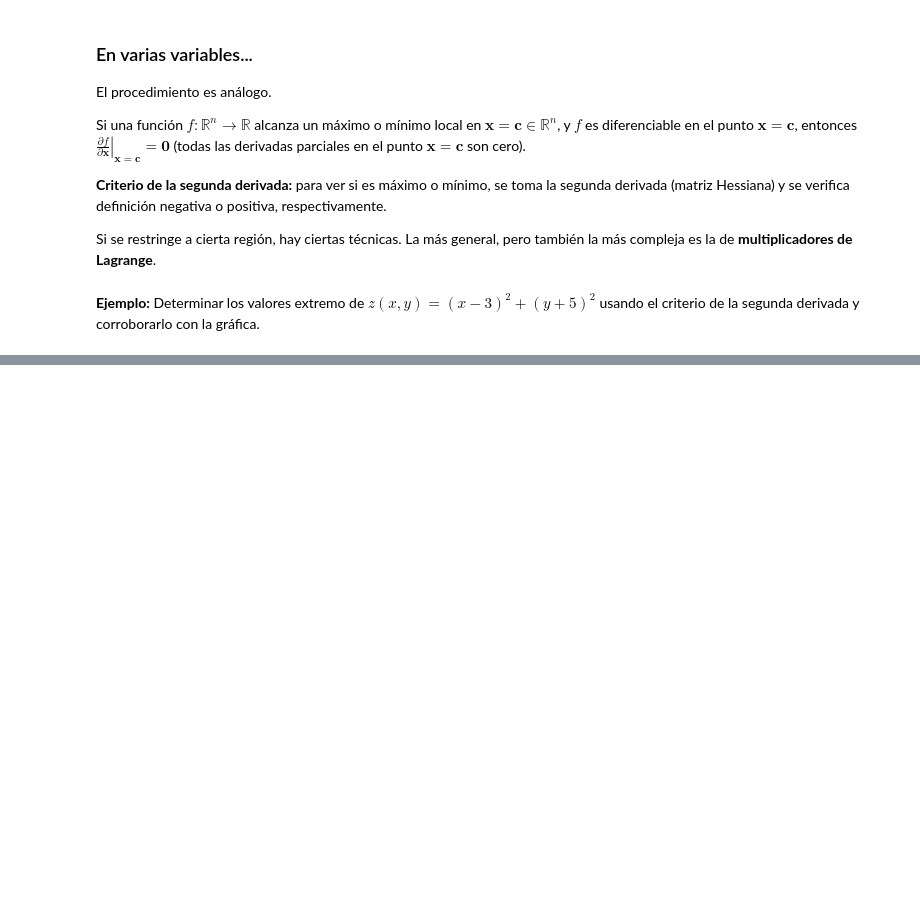
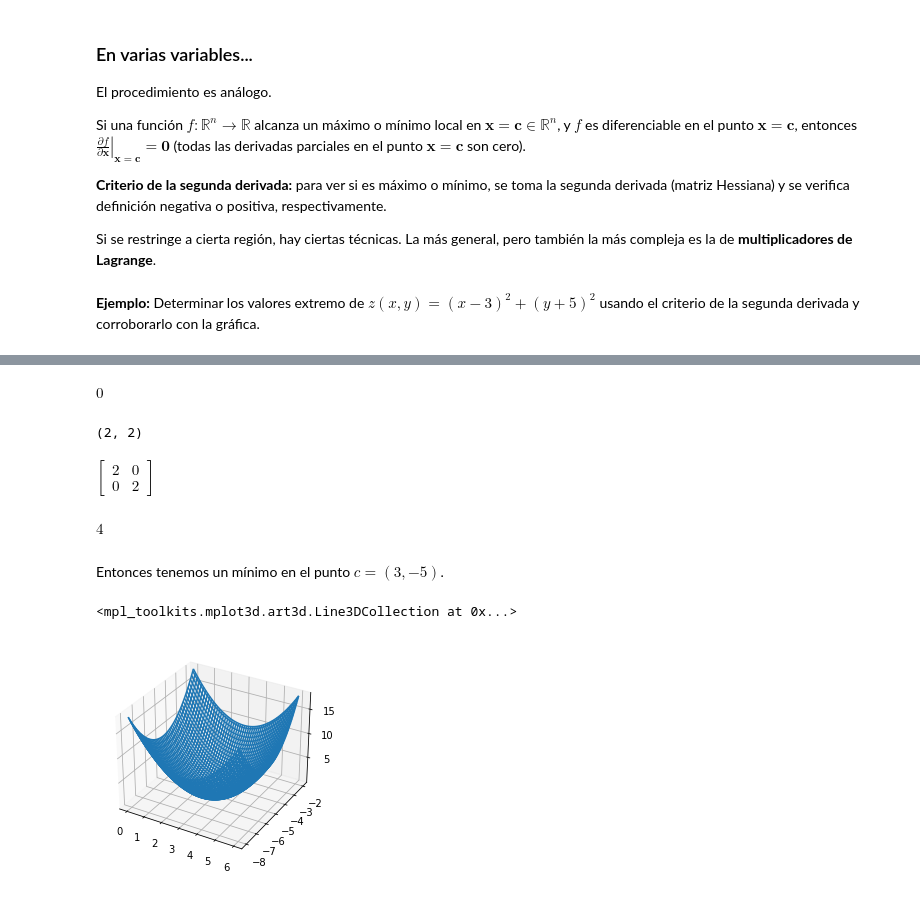
Before and after one commit to StefanyPano/SimMat_O2022, a Jupyter notebook: Optimización/Funciones escalares.ipynb, the cells around one changed output, grey strips where cells are left out. Cells and saved outputs as stored; diff of their text form; code cells hidden in the pictures; blank space fills up the shorter version.

```diff
--- a/Optimización/Funciones escalares.ipynb
+++ b/Optimización/Funciones escalares.ipynb
@@ -721,0 +726,6 @@ Si se restringe a cierta región, hay ciertas técnicas. La más general, pero t
+# %%
+sym.var('x')
+sym.var('y')
+def z(x,y):
+    return (x-3)**2+(y+5)**2
+z(x,y)
@@ -721,0 +758,42 @@ Si se restringe a cierta región, hay ciertas técnicas. La más general, pero t
+# %%
+# Criterio de la segunda derivada
+#
+# Derivamos 'zdx'
+zddx=sym.diff(zdx,x)
+zdxy=sym.diff(zdx,y) # Esta debe ser cero
+
+zdxy
+# %% [output]
+$\displaystyle 0$
+# %%
+# Derivamos 'zdy'
+zddy=sym.diff(zdy,y)
+zddx,zddy
+# %% [output]
+(2, 2)
+# %%
+sym.Matrix([[zddx,zdxy],[zdxy,zddy]])
+# %% [output]
+$\displaystyle \left[\begin{matrix}2 & 0\\0 & 2\end{matrix}\right]$
+# %%
+sym.det(_) #  _  (guión bajo)  ->  Es el último elemento mostrado
+# %% [output]
+$\displaystyle 4$
+# %% [markdown]
+Entonces tenemos un mínimo en el punto $c=(3,-5)$.
+# %%
+# Graficamos
+from mpl_toolkits.mplot3d import Axes3D
+
+fig=plt.figure()
+ax=fig.add_subplot(111,projection='3d') # 111  ->  Número de renglones, Número de columnas, Posición en la gráfica
+
+xn=np.linspace(0,6,100)
+yn=np.linspace(-8,-2,100)
+X,Y=np.meshgrid(xn,yn)
+Z=z(X,Y)
+# ax.plot_surface(X,Y,Z)
+ax.plot_wireframe(X,Y,Z)
+# %% [output]
+<mpl_toolkits.mplot3d.art3d.Line3DCollection at 0x...>
+[figure, added]
```
Also changed, not shown: parts of 7 cells of this notebook.
